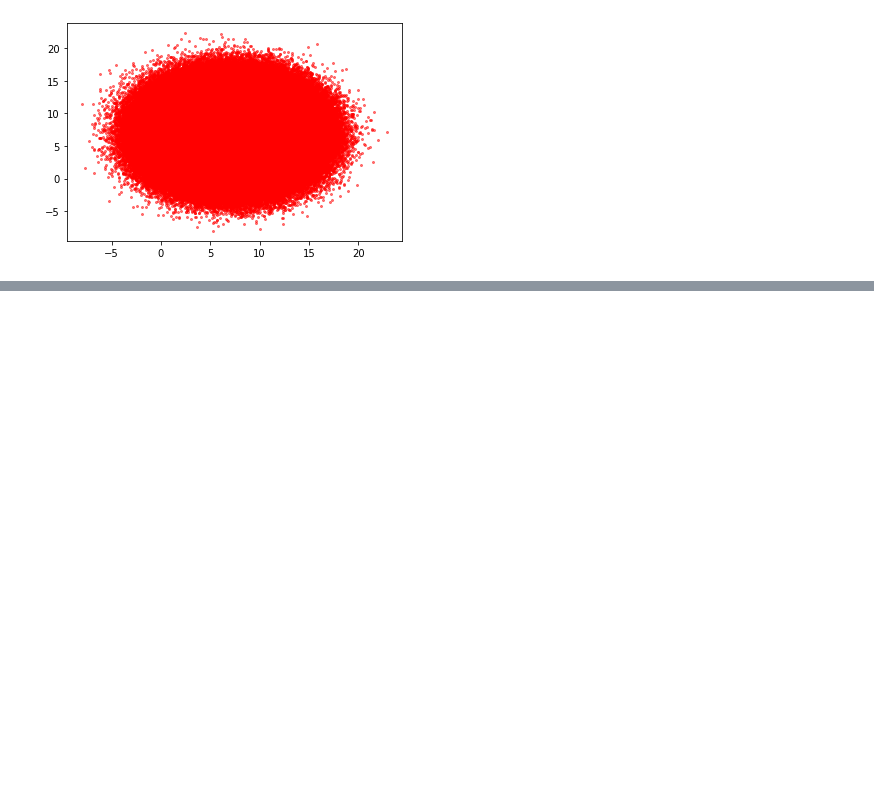
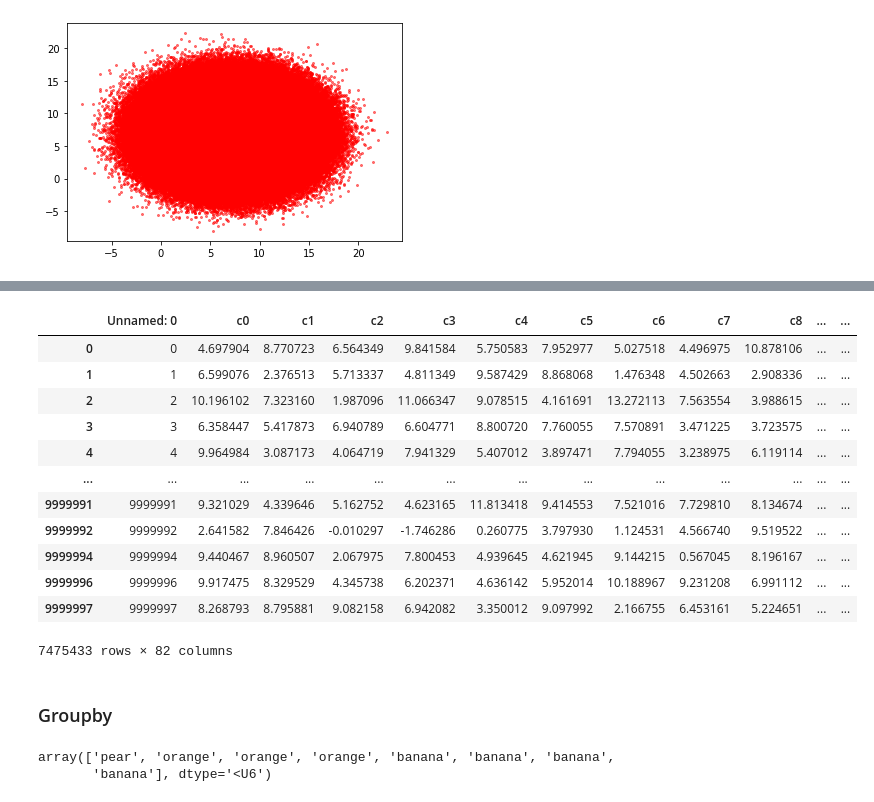
Before and after one commit to ryankarlos/Distributed_processing, a Jupyter notebook: notebooks/vaex_v_dask_io_transformations.ipynb, the cells around one changed output, grey strips where cells are left out. Cells and saved outputs as stored; diff of their text form; code cells hidden in the pictures; blank space fills up the shorter version.

```diff
--- a/notebooks/vaex_v_dask_io_transformations.ipynb
+++ b/notebooks/vaex_v_dask_io_transformations.ipynb
@@ -225,0 +271,5 @@ array([ 7.49171789,  2.73005933,  6.26755135,  8.6247272 ,  3.78213376,
+# %%
+%%time
+
+pd_df[pd_df.c1 < 9]
+# %% [output]
@@ -225,0 +278,22 @@ array([ 7.49171789,  2.73005933,  6.26755135,  8.6247272 ,  3.78213376,
+|  | Unnamed: 0 | c0 | c1 | c2 | c3 | c4 | c5 | c6 | c7 | c8 | ... | ... |
+| 0 | 0 | 4.697904 | 8.770723 | 6.564349 | 9.841584 | 5.750583 | 7.952977 | 5.027518 | 4.496975 | 10.878106 | ... | ... |
+| 1 | 1 | 6.599076 | 2.376513 | 5.713337 | 4.811349 | 9.587429 | 8.868068 | 1.476348 | 4.502663 | 2.908336 | ... | ... |
+| 2 | 2 | 10.196102 | 7.323160 | 1.987096 | 11.066347 | 9.078515 | 4.161691 | 13.272113 | 7.563554 | 3.988615 | ... | ... |
+| 3 | 3 | 6.358447 | 5.417873 | 6.940789 | 6.604771 | 8.800720 | 7.760055 | 7.570891 | 3.471225 | 3.723575 | ... | ... |
+| 4 | 4 | 9.964984 | 3.087173 | 4.064719 | 7.941329 | 5.407012 | 3.897471 | 7.794055 | 3.238975 | 6.119114 | ... | ... |
+| ... | ... | ... | ... | ... | ... | ... | ... | ... | ... | ... | ... | ... |
+| 9999991 | 9999991 | 9.321029 | 4.339646 | 5.162752 | 4.623165 | 11.813418 | 9.414553 | 7.521016 | 7.729810 | 8.134674 | ... | ... |
+| 9999992 | 9999992 | 2.641582 | 7.846426 | -0.010297 | -1.746286 | 0.260775 | 3.797930 | 1.124531 | 4.566740 | 9.519522 | ... | ... |
+| 9999994 | 9999994 | 9.440467 | 8.960507 | 2.067975 | 7.800453 | 4.939645 | 4.621945 | 9.144215 | 0.567045 | 8.196167 | ... | ... |
+| 9999996 | 9999996 | 9.917475 | 8.329529 | 4.345738 | 6.202371 | 4.636142 | 5.952014 | 10.188967 | 9.231208 | 6.991112 | ... | ... |
+| 9999997 | 9999997 | 8.268793 | 8.795881 | 9.082158 | 6.942082 | 3.350012 | 9.097992 | 2.166755 | 6.453161 | 5.224651 | ... | ... |
+7475433 rows × 82 columns
+# %% [markdown]
+### Groupby
+# %%
+x = np.array(['pear', 'orange', 'banana'])
+
+np.repeat(x, [1,3,4])
+# %% [output]
+array(['pear', 'orange', 'orange', 'orange', 'banana', 'banana', 'banana',
+       'banana'], dtype='<U6')
```
Also changed, not shown: parts of 34 cells of this notebook.
